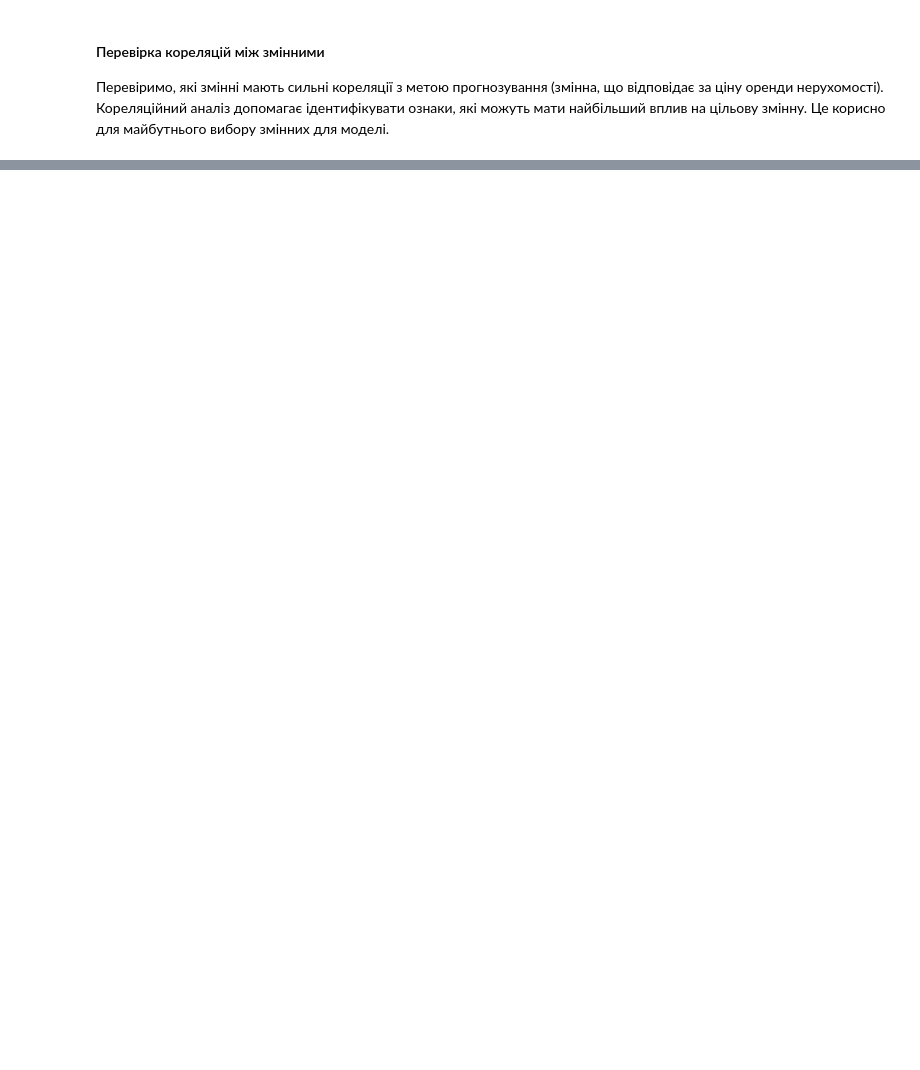
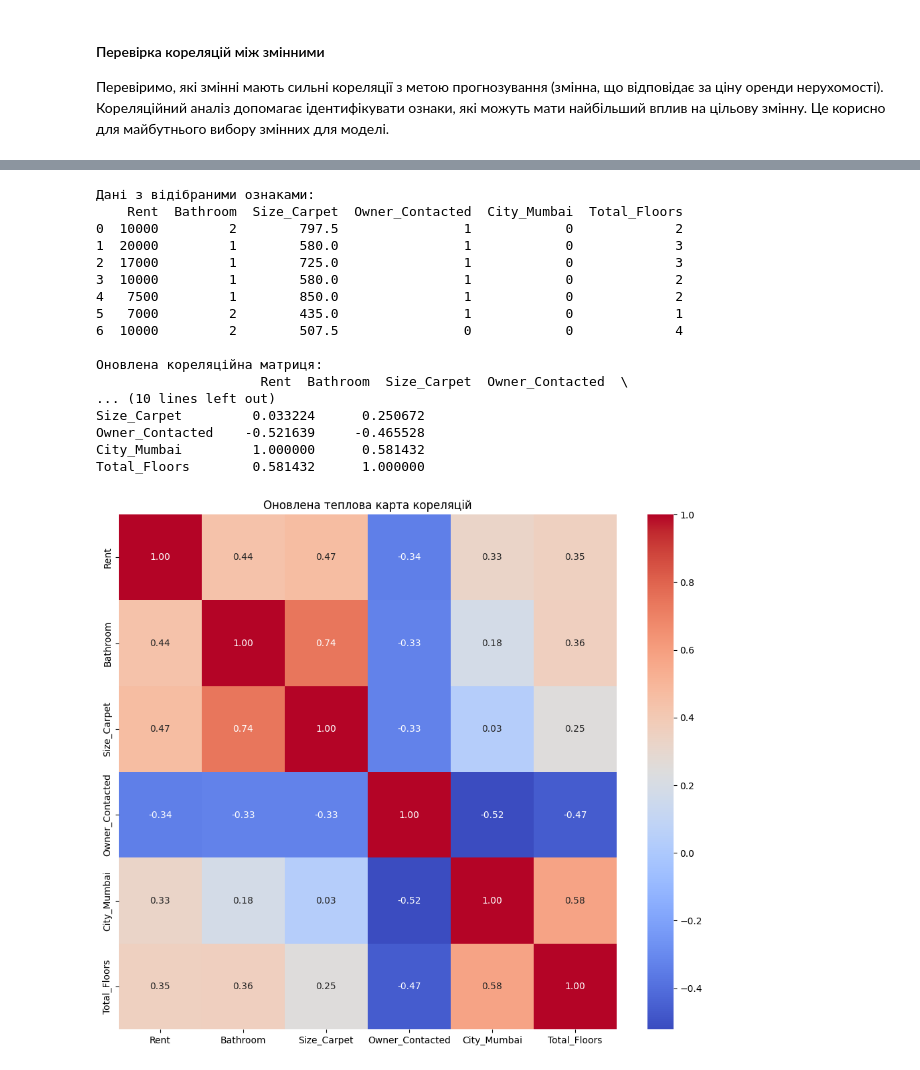
Before and after one commit to andriy-pro/goit-math-hw-10, a Jupyter notebook: src/math_task_10.ipynb, the cells around one changed output, grey strips where cells are left out. Cells and saved outputs as stored; diff of their text form; code cells hidden in the pictures; blank space fills up the shorter version.

```diff
--- a/src/math_task_10.ipynb
+++ b/src/math_task_10.ipynb
@@ -566,0 +757,48 @@ dtype: object
+# %%
+# Відфільтровуємо ознаки, що мають кореляцію з цільовою змінною Rent більше 0.3 або менше -0.3
+target_correlation = correlation_matrix["Rent"]
+selected_features = target_correlation[(target_correlation > 0.3) | (target_correlation < -0.3)].index
+
+# Видаляємо "BHK" та "Floor_Number" зі списку відібраних ознак
+selected_features = selected_features.drop("BHK")
+selected_features = selected_features.drop("Floor_Number")
+
+# Створюємо новий датафрейм з відібраними ознаками
+df_filtered = df[selected_features]
+
+# Створюємо оновлену кореляційну матрицю
+correlation_matrix = df_filtered.corr()
+# %%
+
+# Вивід датафрейму з відібраними ознаками
+print("\nДані з відібраними ознаками:")
+print(df_filtered.head(7))
+
+# Вивід повної кореляційної матриці
+print("\nОновлена кореляційна матриця:")
+print(correlation_matrix)
+
+# Візуалізація оновленої кореляційної матриці за допомогою теплової карти
+plt.figure(figsize=(12, 10))
+sns.heatmap(correlation_matrix, annot=True, fmt=".2f", cmap="coolwarm", cbar=True)
+plt.title("Оновлена теплова карта кореляцій")
+plt.show()
+# %% [output]
+Дані з відібраними ознаками:
+    Rent  Bathroom  Size_Carpet  Owner_Contacted  City_Mumbai  Total_Floors
+0  10000         2        797.5                1            0             2
+1  20000         1        580.0                1            0             3
+2  17000         1        725.0                1            0             3
+3  10000         1        580.0                1            0             2
+4   7500         1        850.0                1            0             2
+5   7000         2        435.0                1            0             1
+6  10000         2        507.5                0            0             4
+
+Оновлена кореляційна матриця:
+                     Rent  Bathroom  Size_Carpet  Owner_Contacted  \
+... (10 lines left out)
+Size_Carpet         0.033224      0.250672
+Owner_Contacted    -0.521639     -0.465528
+City_Mumbai         1.000000      0.581432
+Total_Floors        0.581432      1.000000
+[figure, added]
```
Also changed, not shown: parts of 36 cells of this notebook, 1 other file.
